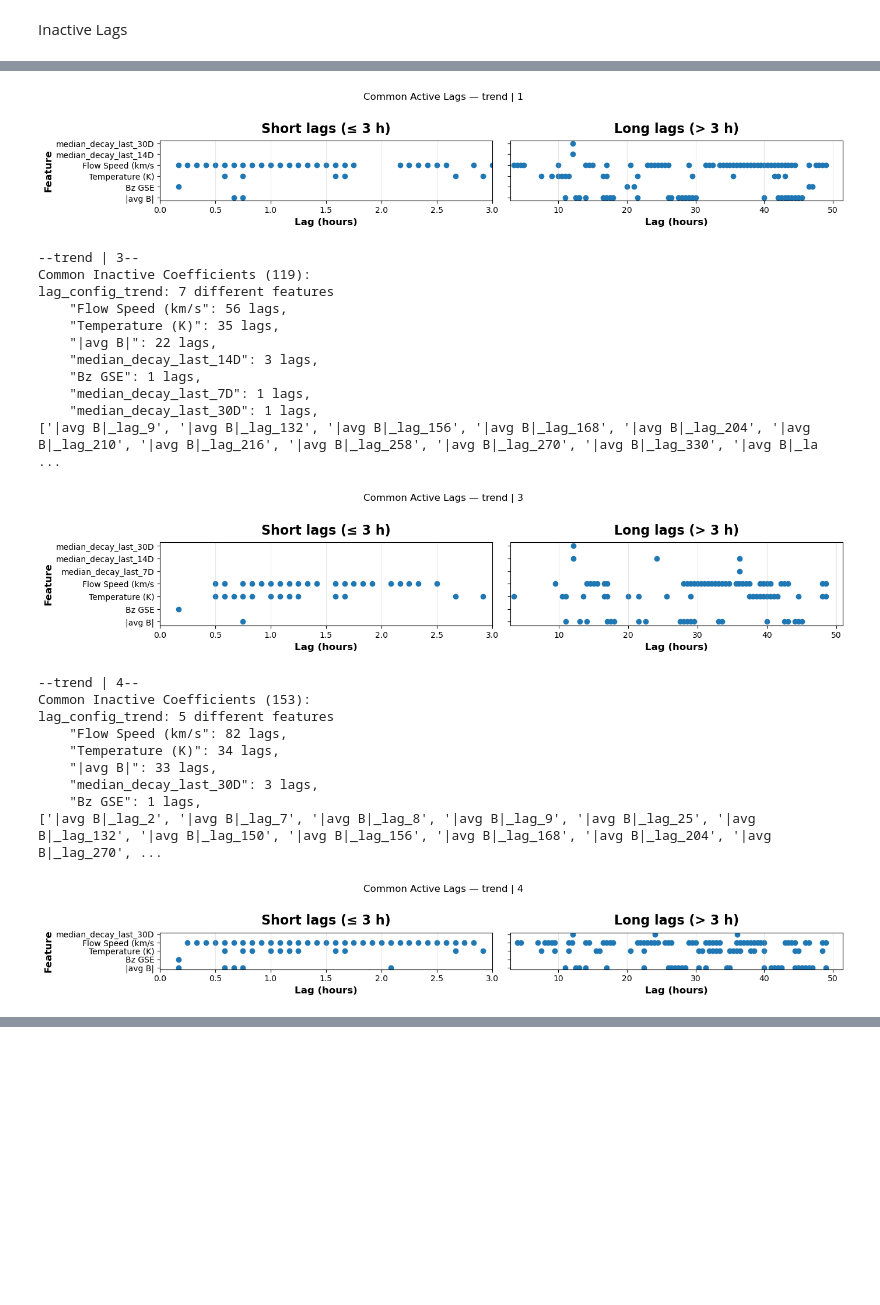
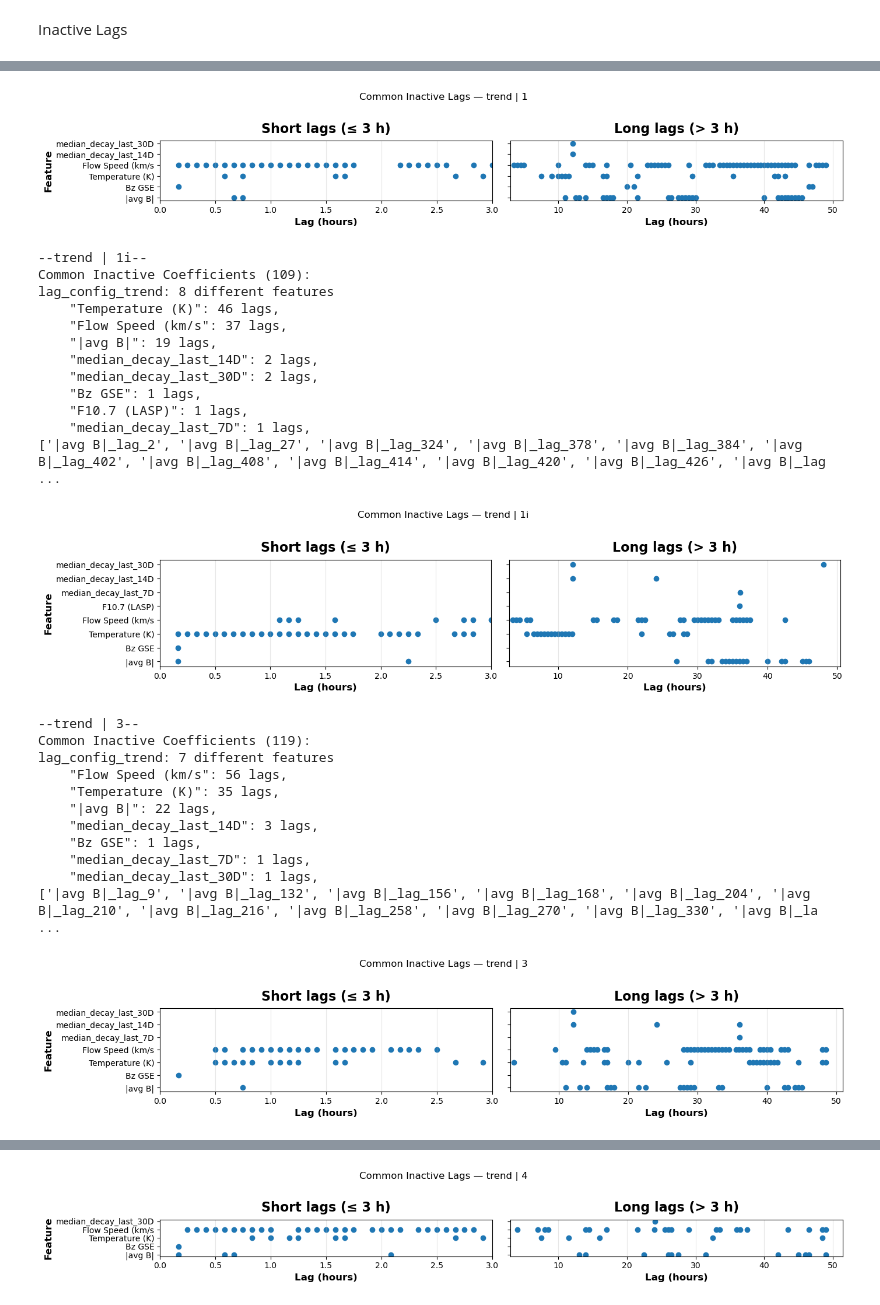
Before and after one commit to David-Student-Bern/MT, a Jupyter notebook: Analysis/modeling/tscv_compare.ipynb, the cells around one changed output, grey strips where cells are left out. Saved outputs shown, nothing was run; the diff lists cells and outputs as text; code cells hidden in the pictures; blank space fills up the shorter version.

```diff
--- a/Analysis/modeling/tscv_compare.ipynb
+++ b/Analysis/modeling/tscv_compare.ipynb
@@ -388,51 +424,54 @@ for target in pipelines.keys():
             y[mask_long]
         )
         ax2.set_xlim(h_split, df_plot["hours"].max() * 1.05)
         ax2.set_xlabel("Lag (hours)")
         ax2.set_title("Long lags (> 3 h)")
         ax2.grid(axis="x", alpha=0.3)
 
         # --- Y axis ---
         ax1.set_yticks(range(len(feature_order)))
         ax1.set_yticklabels(feature_order)
         ax1.set_ylabel("Feature")
 
         # --- Overall title ---
-        fig.suptitle(f"Common Active Lags — {target} | {number}", y=1.02)
+        fig.suptitle(f"Common Inactive Lags — {target} | {number}", y=1.02)
 
         plt.tight_layout()
         plt.show()
 # %% [output]
 --trend | 1--
 Common Inactive Coefficients (132):
 lag_config_trend: 6 different features
     "Flow Speed (km/s": 77 lags,
     "|avg B|": 28 lags,
     "Temperature (K)": 20 lags,
     "Bz GSE": 5 lags,
     "median_decay_last_14D": 1 lags,
     "median_decay_last_30D": 1 lags,
 ['|avg B|_lag_8', '|avg B|_lag_9', '|avg B|_lag_132', '|avg B|_lag_150', '|avg B|_lag_156', '|avg B|_lag_168', '|avg B|_lag_198', '|avg B|_lag_204', '|avg B|_lag_210', '|avg B|_lag_216', '|avg B|_lag_ ...
 [figure]
---trend | 3--
-Common Inactive Coefficients (119):
-lag_config_trend: 7 different features
-    "Flow Speed (km/s": 56 lags,
-    "Temperature (K)": 35 lags,
-    "|avg B|": 22 lags,
-    "median_decay_last_14D": 3 lags,
+--trend | 1i--
+Common Inactive Coefficients (109):
+lag_config_trend: 8 different features
+    "Temperature (K)": 46 lags,
+    "Flow Speed (km/s": 37 lags,
+    "|avg B|": 19 lags,
+    "median_decay_last_14D": 2 lags,
+    "median_decay_last_30D": 2 lags,
     "Bz GSE": 1 lags,
+    "F10.7 (LASP)": 1 lags,
     "median_decay_last_7D": 1 lags,
-    "median_decay_last_30D": 1 lags,
-['|avg B|_lag_9', '|avg B|_lag_132', '|avg B|_lag_156', '|avg B|_lag_168', '|avg B|_lag_204', '|avg B|_lag_210', '|avg B|_lag_216', '|avg B|_lag_258', '|avg B|_lag_270', '|avg B|_lag_330', '|avg B|_la ...
+['|avg B|_lag_2', '|avg B|_lag_27', '|avg B|_lag_324', '|avg B|_lag_378', '|avg B|_lag_384', '|avg B|_lag_402', '|avg B|_lag_408', '|avg B|_lag_414', '|avg B|_lag_420', '|avg B|_lag_426', '|avg B|_lag ...
-[figure, old version]
+[figure, new version]
---trend | 4--
-Common Inactive Coefficients (153):
-lag_config_trend: 5 different features
-    "Flow Speed (km/s": 82 lags,
-    "Temperature (K)": 34 lags,
-    "|avg B|": 33 lags,
-    "median_decay_last_30D": 3 lags,
+--trend | 3--
+Common Inactive Coefficients (119):
+lag_config_trend: 7 different features
+    "Flow Speed (km/s": 56 lags,
+    "Temperature (K)": 35 lags,
+    "|avg B|": 22 lags,
+    "median_decay_last_14D": 3 lags,
     "Bz GSE": 1 lags,
-['|avg B|_lag_2', '|avg B|_lag_7', '|avg B|_lag_8', '|avg B|_lag_9', '|avg B|_lag_25', '|avg B|_lag_132', '|avg B|_lag_150', '|avg B|_lag_156', '|avg B|_lag_168', '|avg B|_lag_204', '|avg B|_lag_270', ...
+    "median_decay_last_7D": 1 lags,
+    "median_decay_last_30D": 1 lags,
+['|avg B|_lag_9', '|avg B|_lag_132', '|avg B|_lag_156', '|avg B|_lag_168', '|avg B|_lag_204', '|avg B|_lag_210', '|avg B|_lag_216', '|avg B|_lag_258', '|avg B|_lag_270', '|avg B|_lag_330', '|avg B|_la ...
-[figure, old version]
+[figure, new version]
@@ -438,0 +487 @@ lag_config_trend: 5 different features
+[figure, added]
```
Also changed, not shown: parts of 6 cells of this notebook, 6 other files.
